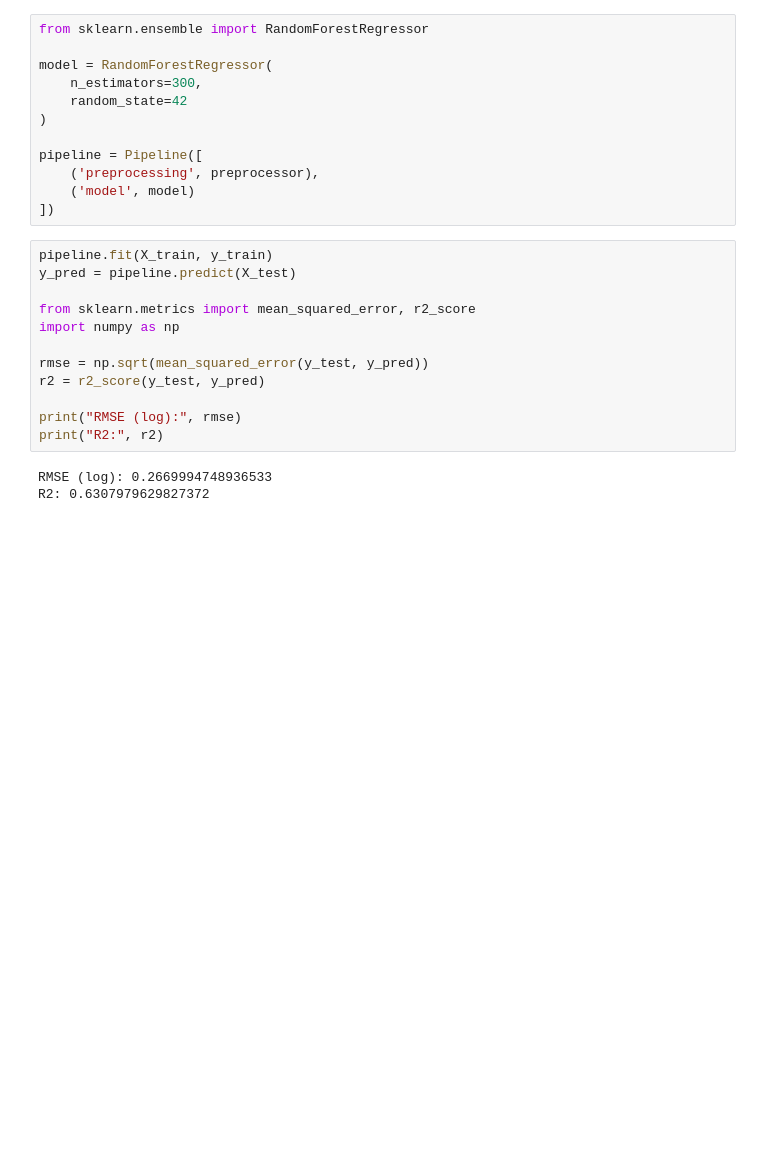
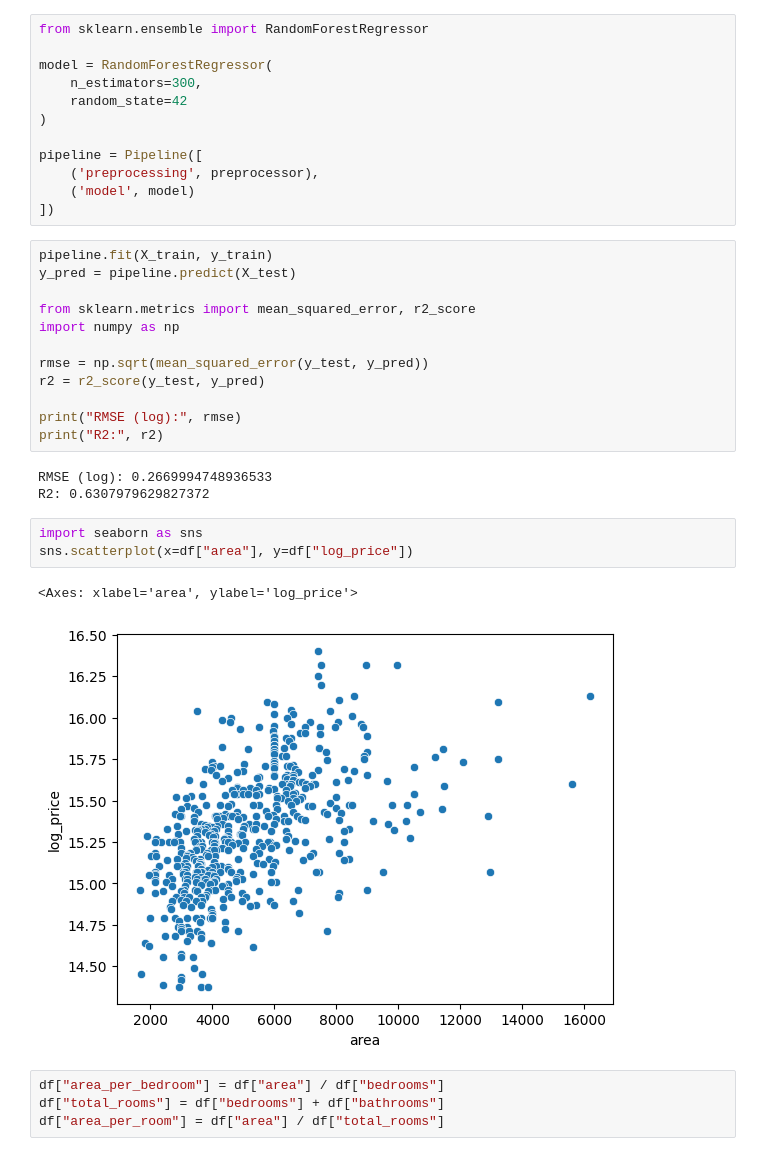
Before and after one commit to ninjaabhinav/classical-ml-projects, a Jupyter notebook: Advance_house_price_prediction.ipynb, the cells around one changed output. Drawn from its saved outputs; the diff is of its cells as text; blank space fills up the shorter version.

```diff
--- a/Advance_house_price_prediction.ipynb
+++ b/Advance_house_price_prediction.ipynb
@@ -289,3 +298,13 @@ print("R2:", r2)
 # %% [output]
 RMSE (log): 0.2669994748936533
 R2: 0.6307979629827372
+# %%
+import seaborn as sns
+sns.scatterplot(x=df["area"], y=df["log_price"])
+# %% [output]
+<Axes: xlabel='area', ylabel='log_price'>
+[figure, added]
+# %%
+df["area_per_bedroom"] = df["area"] / df["bedrooms"]
+df["total_rooms"] = df["bedrooms"] + df["bathrooms"]
+df["area_per_room"] = df["area"] / df["total_rooms"]
```
Also changed, not shown: parts of 8 cells of this notebook.
